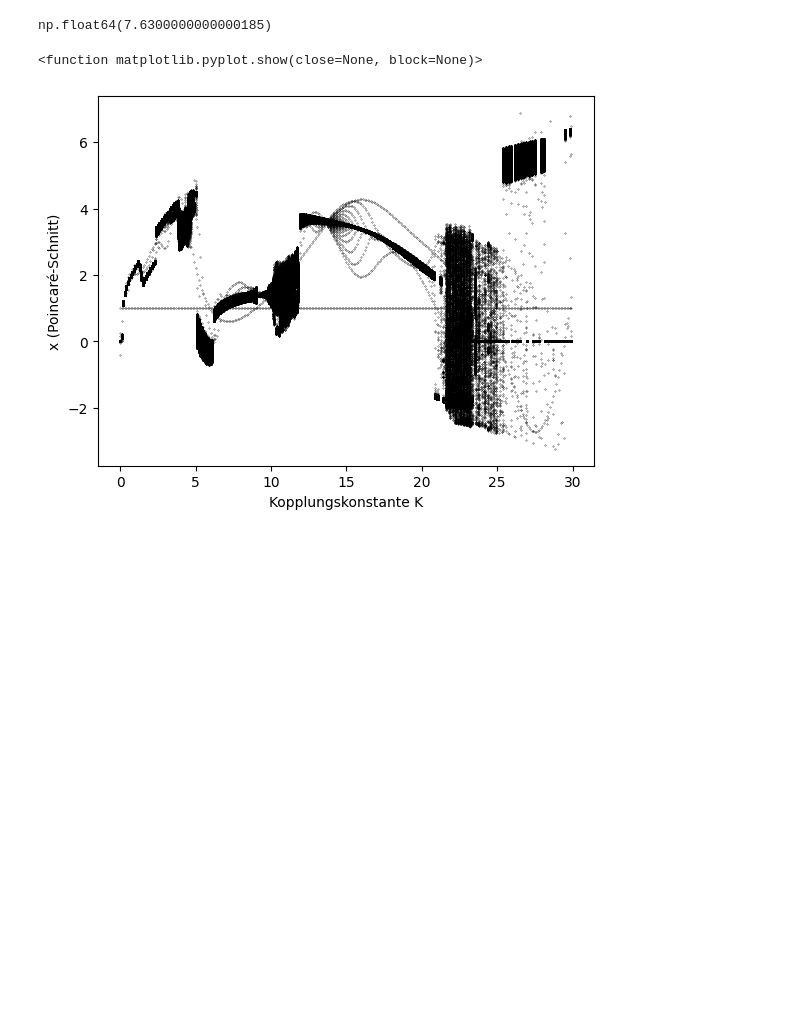
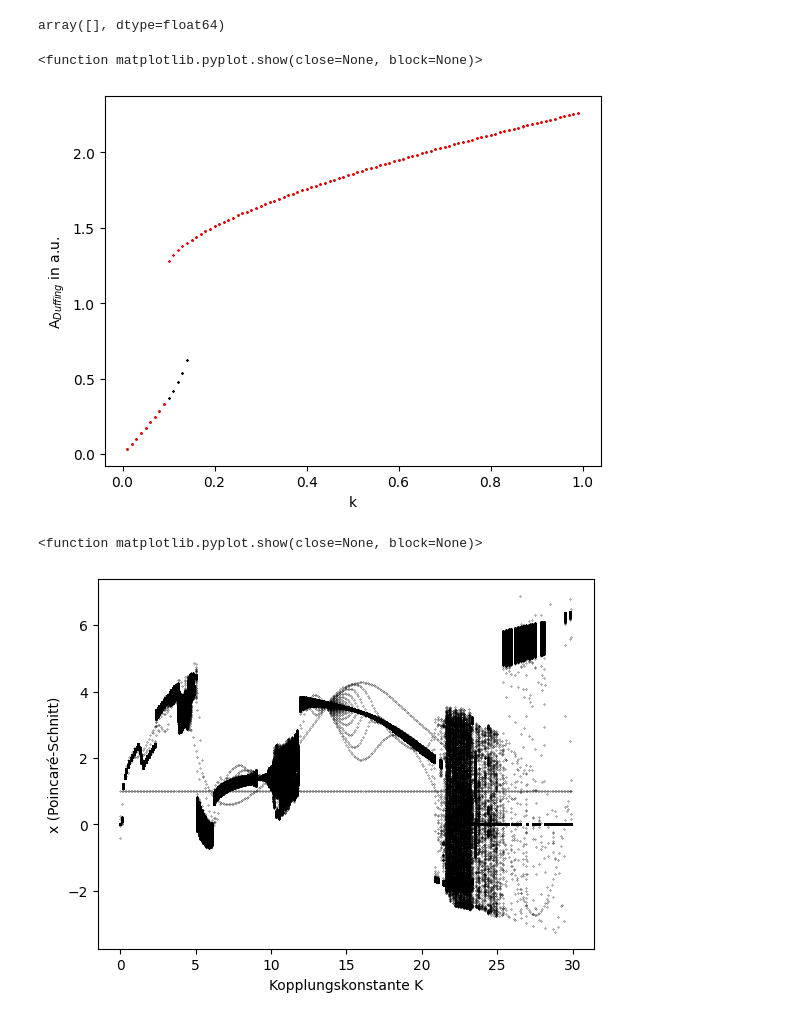
Before and after one commit to huyenanh-nguyen/daniel_model, a Jupyter notebook: ODE/bifurkation.ipynb, the cells around one changed output. Drawn from its saved outputs; the diff is of its cells as text; code cells hidden in the pictures; blank space fills up the shorter version.

Commit message:
amplitude bifurkation k variation

```diff
--- a/ODE/bifurkation.ipynb
+++ b/ODE/bifurkation.ipynb
@@ -16,13 +16,18 @@ t_step = 0.01
 t_last = 100 # 50h -> 1 point represent 1h
 t = np.arange(0, 4000, t_step)
 keep = int(t_last / t_step)
-k = np.arange(0,30, 0.1)
+k_up = np.arange(0,1, 0.01)
+k_down = k_up[::-1]
 gamma = 0.2
 mu = 2
 beta = 0.5
 alpha = 0.1
 T = OnesidedCoupling((1,1,1,1), t, keep, 1, mu, gamma, alpha, beta).period(10)[1]
 # %%
-T
+def compute_amplitude(par, t, keep, k, mu, gamma, alpha, beta):
+    amp = OnesidedCoupling(par, t, keep, k, mu, gamma, alpha, beta).find_peaks_max()[1][1]['peak_heights'][-10:]
+    # if math.isnan(amp):
+    #     return 0
+
+    # else:
+    return amp
-# %% [output]
-np.float64(7.6300000000000185)
@@ -33,3 +34,43 @@ times = t_start + np.arange(poincarepoints) * T
+# %%
+par0 = 1,1,1,1
+amplitudes_up = []
+amplitudes_down = []
+
+for f in k_up:
+    sol = OnesidedCoupling(par0, t, keep, f, mu, gamma, alpha, beta).duffvdpsolver()
+    par0 = sol[-1]
+    amplitudes_up.append(compute_amplitude(par0, t, keep, f, mu, gamma, alpha, beta))
+
+
+par0 = sol[-1]
+
+for j in k_down:
+    sol = OnesidedCoupling(par0, t, keep, j, mu, gamma, alpha, beta).duffvdpsolver()
+    par0 = sol[-1]
+    amplitudes_down.append(compute_amplitude(par0, t, keep, j, mu, gamma, alpha, beta))
+# %%
+amplitudes_down[-1]
+# %% [output]
+array([], dtype=float64)
+# %%
+for e,k in enumerate(k_up):
+    try:
+        plt.plot([k]*10, amplitudes_up[e],'k.', markersize=0.5)
+    except:
+        None
+
+for j,w in enumerate(k_down):
+    try:
+        plt.plot([w]*10, amplitudes_down[j],'r.', markersize=0.5)
+    except:
+        None
+
+plt.xlabel("k")
+plt.ylabel("A$_{Duffing}$ in a.u.")
+plt.show
+# %% [output]
+<function matplotlib.pyplot.show(close=None, block=None)>
+[figure, added]
 # %%
 duffing = []
 
```
Also changed, not shown: parts of 2 cells of this notebook, 3 other files.
